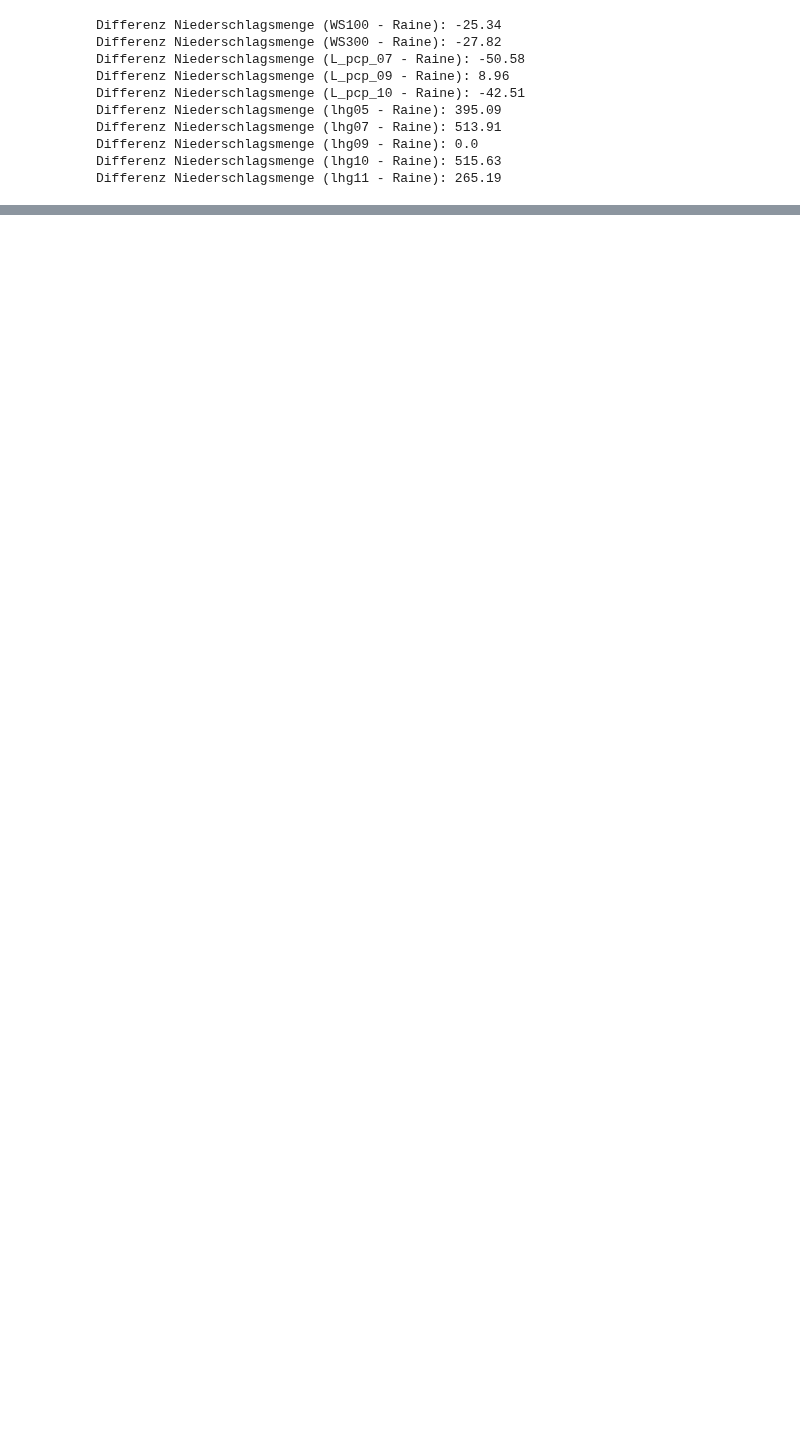
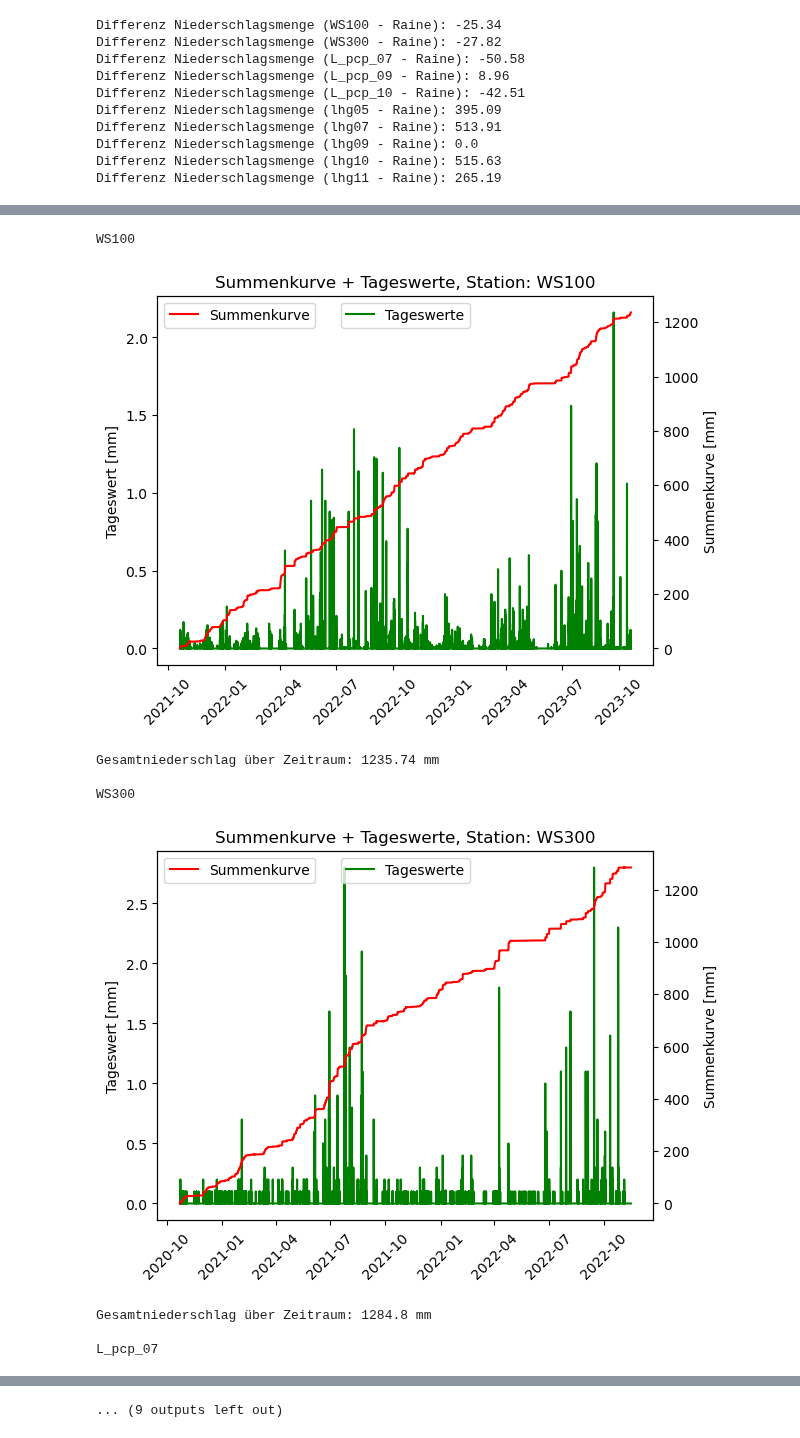
Before and after one commit to Nicholas202024/Hiwi_Code, a Jupyter notebook: Jahressummen.ipynb, the cells around one changed output, grey strips where cells are left out. Saved outputs shown, nothing was run; the diff lists cells and outputs as text; code cells hidden in the pictures; blank space fills up the shorter version.

```diff
--- a/Jahressummen.ipynb
+++ b/Jahressummen.ipynb
@@ -62,6 +100,6 @@ L_pcp_rtu['rr_10'][L_pcp_rtu['rr_10'] == L_pcp_rtu['rr_10'].max()] = np.nan
 # %%
 reference = Raine_rtu['Niederschlagsmenge']
-station = L_pcp_rtu['rr_10']
+station = WS100_rtu['precipitation.1']
 
 mask_reference = reference.notnull()
 mask_station = station.notnull()
@@ -84,0 +116,20 @@ Gesamtniederschlag über Zeitraum: 1019.53 mm
+# %%
+list_stations = [WS100_rtu['precipitation.1'], WS300_rtu['precipitation.1'], L_pcp_rtu['rr_07'], L_pcp_rtu['rr_09'], L_pcp_rtu['rr_10'], lhg_rtu['lhg05'], lhg_rtu['lhg07'], lhg_rtu['lhg09'], lhg_rtu['lhg10'], lhg_rtu['lhg11']]
+list_stations_columns = ['precipitation.1', 'precipitation.1', 'rr_07', 'rr_09', 'rr_10', 'lhg05', 'lhg07', 'lhg09', 'lhg10', 'lhg11']
+list_stations_names = ['WS100', 'WS300', 'L_pcp_07', 'L_pcp_09', 'L_pcp_10', 'lhg05', 'lhg07', 'lhg09', 'lhg10', 'lhg11']
+# %%
+print('Timestamps Raine:', len(Raine_rtu.index), '\n')
+reference = Raine_rtu['Niederschlagsmenge']
+mask_reference = reference.notnull()
+
+for i in range(len(list_stations)):
+
+    station = list_stations[i]
+    mask_station = station.notnull()
+
+    mask = mask_station & mask_reference
+
+    print(list_stations_names[i])
+    print('Anzahl Timestamps die gleich sind mit Raine:', len(station[station.index.isin(reference.index)].index))
+    print('Anzahl Timestamps für die Raine und', list_stations_names[i], 'Werte haben:', len(station[mask].loc[Raine_rtu.index.min():Raine_rtu.index.max()].index))
+    print('Differenz:', len(station[station.index.isin(reference.index)].index) - len(station[mask].loc[Raine_rtu.index.min():Raine_rtu.index.max()].index), '\n')
@@ -135,0 +241,4 @@ print(lhg_rtu[lhg_rtu['lhg11'].index.isin(Raine_rtu.index)]['lhg11'].sum())
+# %%
+list_stations = [WS100_rtu, WS300_rtu, L_pcp_rtu, L_pcp_rtu, L_pcp_rtu, lhg_rtu, lhg_rtu, lhg_rtu, lhg_rtu, lhg_rtu]
+list_stations_columns = ['precipitation.1', 'precipitation.1', 'rr_07', 'rr_09', 'rr_10', 'lhg05', 'lhg07', 'lhg09', 'lhg10', 'lhg11']
+list_stations_names = ['WS100', 'WS300', 'L_pcp_07', 'L_pcp_09', 'L_pcp_10', 'lhg05', 'lhg07', 'lhg09', 'lhg10', 'lhg11', 'Raine']
@@ -135,0 +264,14 @@ print(lhg_rtu[lhg_rtu['lhg11'].index.isin(Raine_rtu.index)]['lhg11'].sum())
+# %%
+for i in range(len(list_stations)):
+    print(list_stations_names[i])
+    sum_curve(list_stations[i], list_stations_columns[i], list_stations[i].index.min(), list_stations[i].index.max(), i)
+# %% [output]
+WS100
+[figure, added]
+Gesamtniederschlag über Zeitraum: 1235.74 mm
+
+WS300
+[figure, added]
+Gesamtniederschlag über Zeitraum: 1284.8 mm
+
+L_pcp_07
@@ -135,0 +291 @@ print(lhg_rtu[lhg_rtu['lhg11'].index.isin(Raine_rtu.index)]['lhg11'].sum())
+... (9 outputs left out)
```
Also changed, not shown: parts of 12 cells of this notebook, 1 other file.
